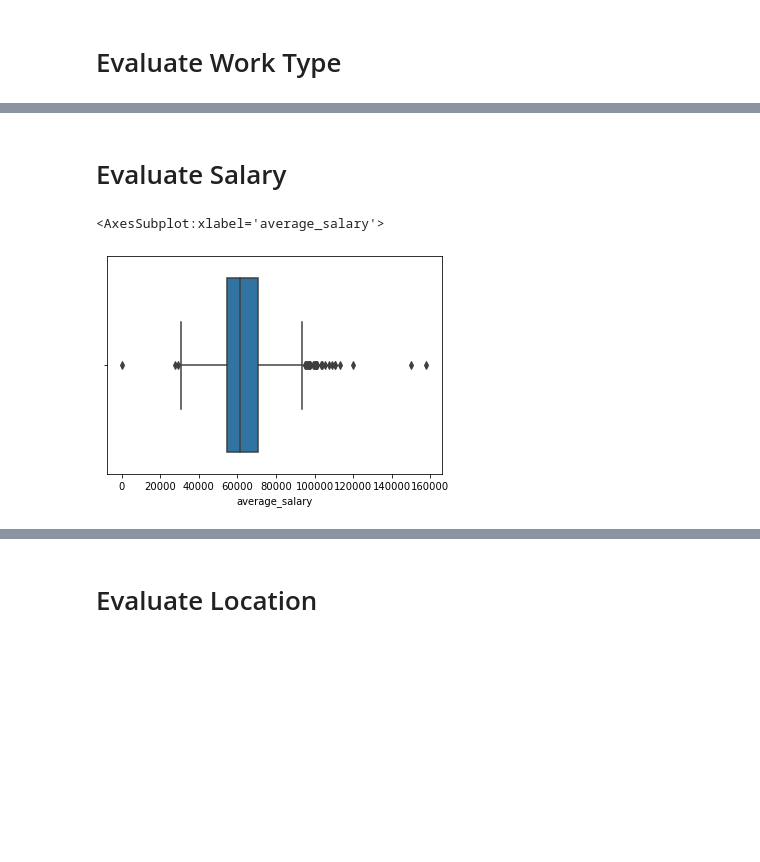
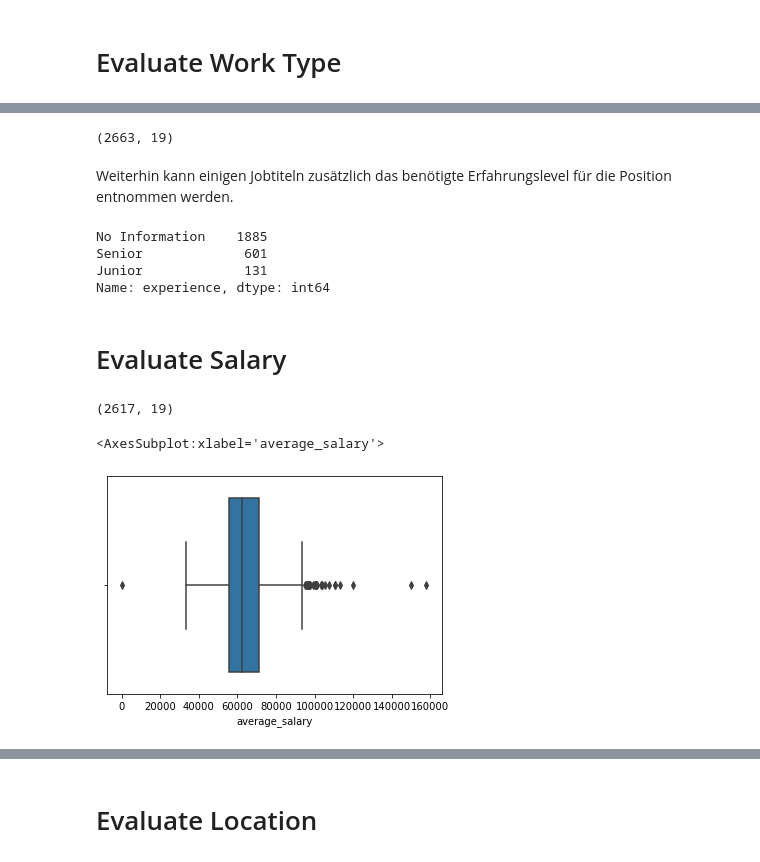
Before and after one commit to Joachim93/Data-Science-Job-Analysis, a Jupyter notebook: Data_Cleaning.ipynb, the cells around one changed output, grey strips where cells are left out. Drawn from its saved outputs; the diff is of its cells as text; code cells hidden in the pictures; blank space fills up the shorter version.

Commit message:
refactor data cleaning process

```diff
--- a/Data_Cleaning.ipynb
+++ b/Data_Cleaning.ipynb
@@ -317,0 +166,11 @@ Name: work_type, dtype: int64
+# %%
+def convert_work_types(df):
+    df_new = df.copy()
+    work_types = data_cleaned["work_type"].str.replace(", ", ",").str.get_dummies(",").astype("bool")
+    work_types = work_types.rename({"Vollzeit": "full_time", "Teilzeit": "part_time", "Home Office möglich": "home_office_possible"}, axis=1)
+    df_new = pd.concat([df_new, work_types], axis=1)
+    df_new = df_new.drop("work_type", axis=1)
+    return df_new
+
+data_cleaned = convert_work_types(data_cleaned)
+data_cleaned.shape
@@ -317,0 +305,3 @@ Name: work_type, dtype: int64
+# %%
+data_cleaned = data_cleaned.loc[data_cleaned["title_category"] != "Others"]
+data_cleaned["title_category"].value_counts()
@@ -318,16 +317,40 @@ Name: work_type, dtype: int64
+# %%
+data_cleaned.shape
+# %% [output]
+(2663, 19)
+# %% [markdown]
+Weiterhin kann einigen Jobtiteln zusätzlich das benötigte Erfahrungslevel für die Position entnommen werden.
+# %%
+def extract_experience(df):
+    df_new = df.copy()
+    df_new["experience"] = "No Information"
+    df_new.loc[df_new["title"].str.contains("Junior|Jr.", case=False), "experience"] = "Junior"
+    df_new.loc[df_new["title"].str.contains("Senior|Sr.", case=False), "experience"] = "Senior"
+    return df_new
+
+data_cleaned = extract_experience(data_cleaned)
+data_cleaned["experience"].value_counts()
+# %% [output]
+No Information    1885
+Senior             601
+Junior             131
+Name: experience, dtype: int64
 # %% [markdown]
 # Evaluate Salary
 # %%
-def convert_salary(x):
-    x["min_salary"] = x["salary"].str.split(" ").str[0].str.replace(".", "", regex=False).astype("float")
-    x["max_salary"] = x["salary"].str.split(" ").str[2].str.replace(".", "", regex=False).astype("float")
-    x["average_salary"] = (x["min_salary"] + x["max_salary"]) / 2
-    x.drop("salary", axis=1, inplace=True)
-    return x
+def convert_salary(df):
+    min_salaries = df["salary"].str.split(" ").str[0].str.replace(".", "", regex=False).astype("float")
+    max_salaries = df["salary"].str.split(" ").str[2].str.replace(".", "", regex=False).astype("float")
+    df["average_salary"] = (min_salaries + max_salaries) / 2
+    df.drop("salary", axis=1, inplace=True)
+    return df
 
-df = convert_salary(df)
+data_cleaned = convert_salary(data_cleaned)
+data_cleaned.shape
+# %% [output]
+(2617, 19)
 # %%
-sns.boxplot(x=df["average_salary"])
+sns.boxplot(x=data_cleaned["average_salary"])
 # %% [output]
 <AxesSubplot:xlabel='average_salary'>
-[figure, old version]
+[figure, new version]
```
Also changed, not shown: parts of 143 cells of this notebook, 2 other files.
